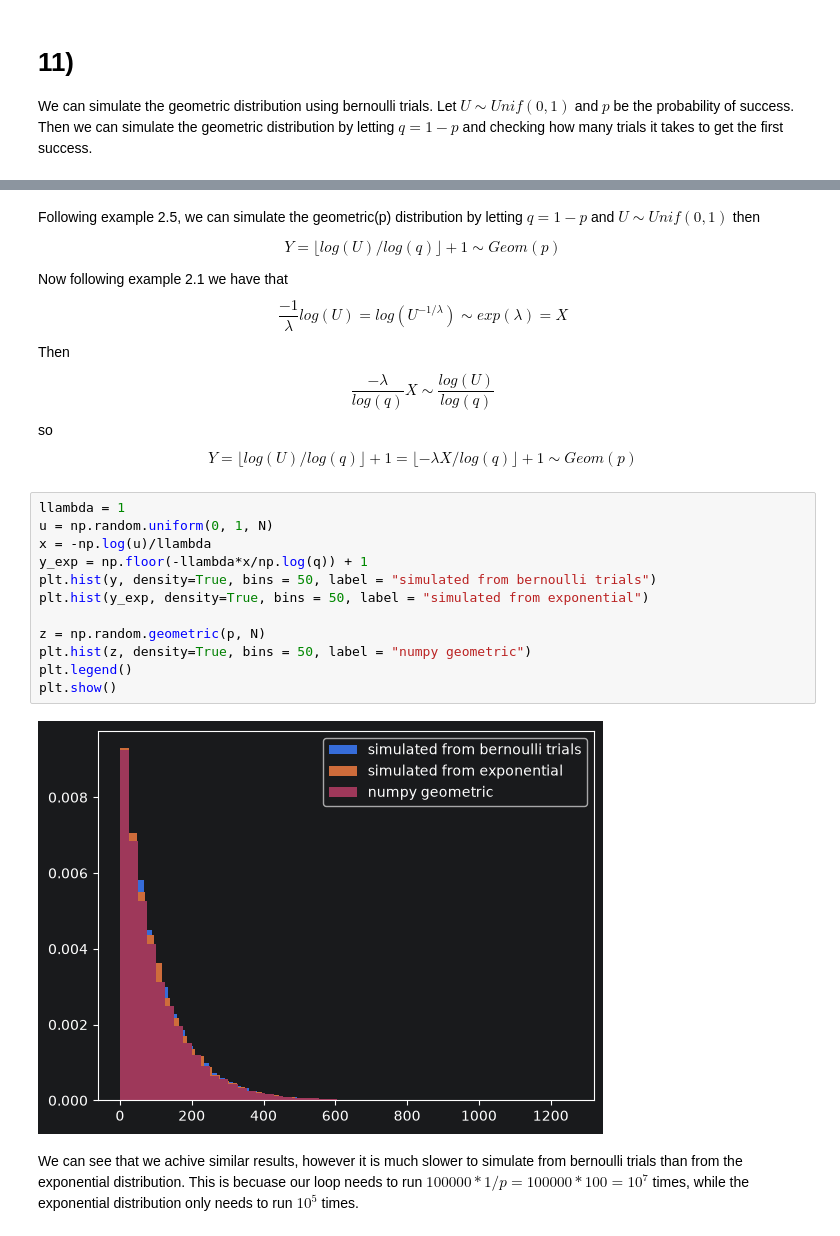
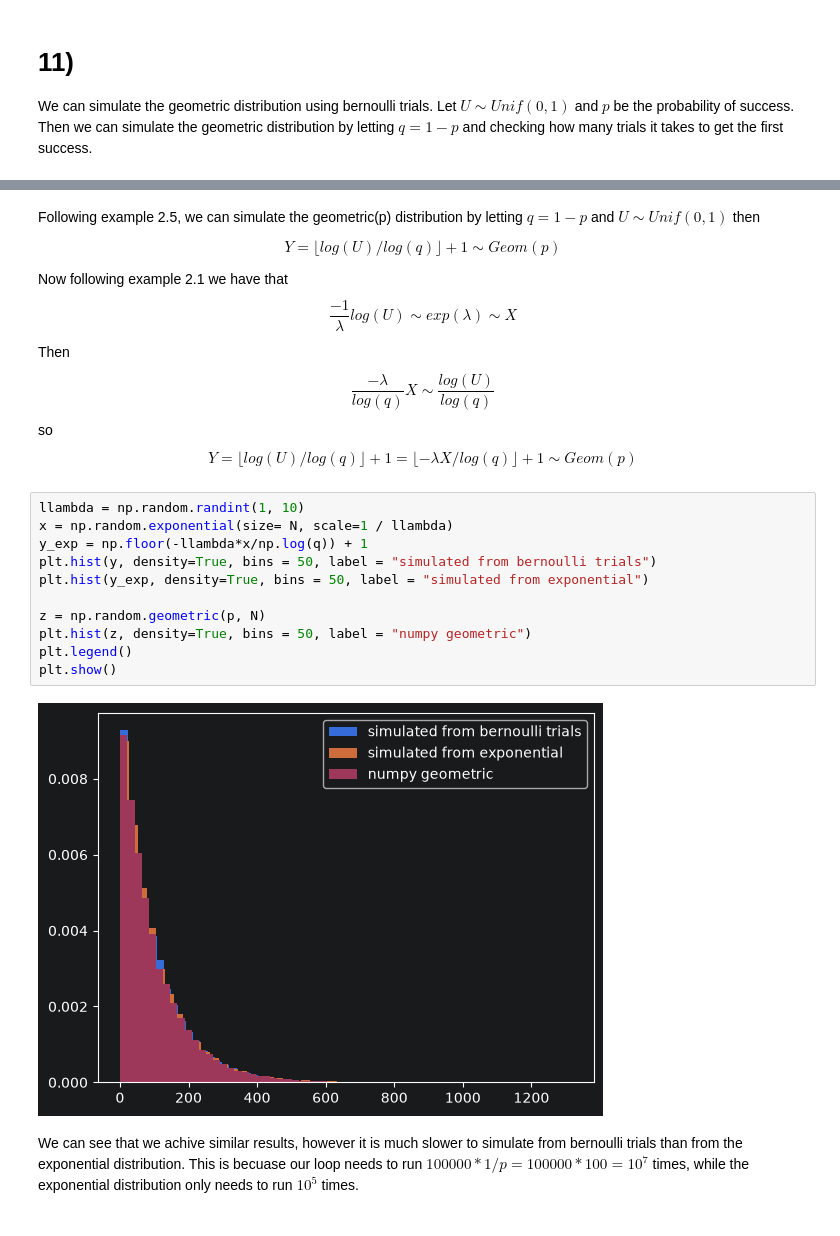
Before and after one commit to auCopilot/Monte-Carlo-Simulation, a Jupyter notebook: week3/task11.ipynb, the cells around one changed output, grey strips where cells are left out. Cells and saved outputs as stored; diff of their text form.

```diff
--- a/week3/task11.ipynb
+++ b/week3/task11.ipynb
@@ -31,7 +31,7 @@ $$ Y = \lfloor log(U)/log(q)\rfloor + 1 \sim Geom(p) $$
 
 Now following example 2.1 we have that
 $$
-\dfrac{-1}{\lambda} log(U) = log(U^{-1/\lambda})  \sim exp(\lambda) = X
+\dfrac{-1}{\lambda} log(U)  \sim exp(\lambda) \sim X
 $$
 Then
 $$
@@ -42,18 +42,17 @@ $$
 Y = \lfloor log(U)/log(q)\rfloor + 1  = \lfloor -\lambda X/log(q) \rfloor + 1  \sim Geom(p)
 $$
 # %%
-llambda = 1
-u = np.random.uniform(0, 1, N)
-x = -np.log(u)/llambda
+llambda = np.random.randint(1, 10)
+x = np.random.exponential(size= N, scale=1 / llambda)
 y_exp = np.floor(-llambda*x/np.log(q)) + 1
 plt.hist(y, density=True, bins = 50, label = "simulated from bernoulli trials")
 plt.hist(y_exp, density=True, bins = 50, label = "simulated from exponential")
 
 z = np.random.geometric(p, N)
 plt.hist(z, density=True, bins = 50, label = "numpy geometric")
 plt.legend()
 plt.show()
 # %% [output]
-[figure, old version]
+[figure, new version]
 # %% [markdown]
 We can see that we achive similar results, however it is much slower to simulate from bernoulli trials than from the exponential distribution. This is becuase our loop needs to run $100000 * 1/p = 100000 * 100 = 10^7$ times, while the exponential distribution only needs to run $10^5$ times.
```
Also changed, not shown: parts of 1 cell of this notebook.
